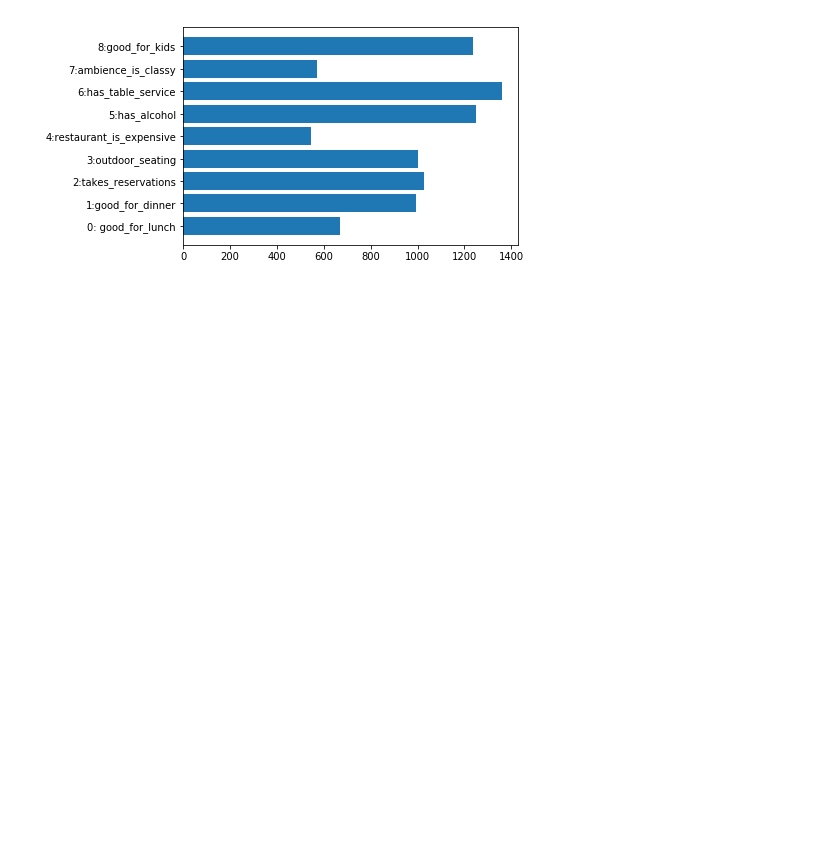
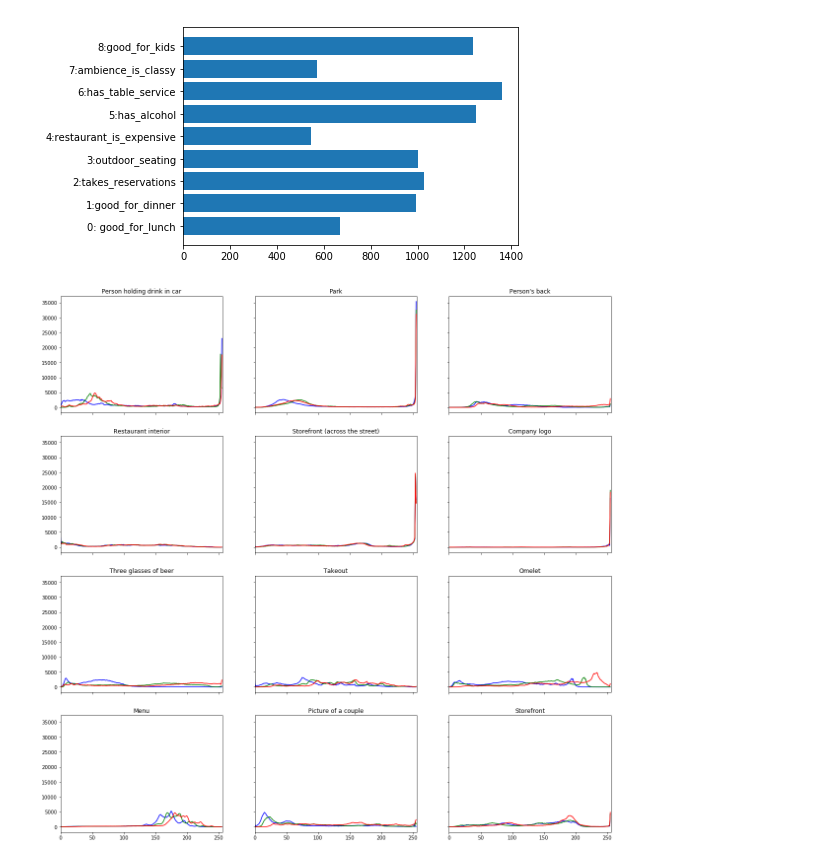
Before and after one commit to arthur801031/Yelp-Restaurant-Photo-Classification, a Jupyter notebook: Visualization.ipynb, the cells around one changed output. Cells and saved outputs as stored; diff of their text form; code cells hidden in the pictures; blank space fills up the shorter version.

```diff
--- a/Visualization.ipynb
+++ b/Visualization.ipynb
@@ -36,3 +37,27 @@ ax.set_yticklabels(labels_names)
 plt.show()
 # %% [output]
 [figure]
+# %%
+# plotting histograms for color image
+visualization_image_folder = './visualization' + slash
+rows, cols, img_num = 4, 3, 1
+f, axes = plt.subplots(rows, cols, sharex=True, sharey=True)
+img_titles = ["Person holding drink in car", "Park", "Person's back", "Restaurant interior", "Storefront (across the street)",
+             "Company logo", "Three glasses of beer", "Takeout", "Omelet", "Menu", "Picture of a couple", "Storefront"]
+
+for i in range(rows):
+    for j in range(cols):
+        img = cv2.imread(visualization_image_folder + str(img_num) + '.jpg', -1)
+        color = ('b','g','r')
+        for channel,col in enumerate(color):
+            histr = cv2.calcHist([img], [channel], None, [256], [0,256])
+            axes[i, j].plot(histr,color = col)
+            axes[i, j].set_xlim([0,256])
+        axes[i, j].set_title(img_titles[img_num-1])
+        img_num += 1
+
+f.set_figheight(20)
+f.set_figwidth(20)
+plt.show()
+# %% [output]
+[figure, added]
```
Also changed, not shown: parts of 1 cell of this notebook, 15 other files.
